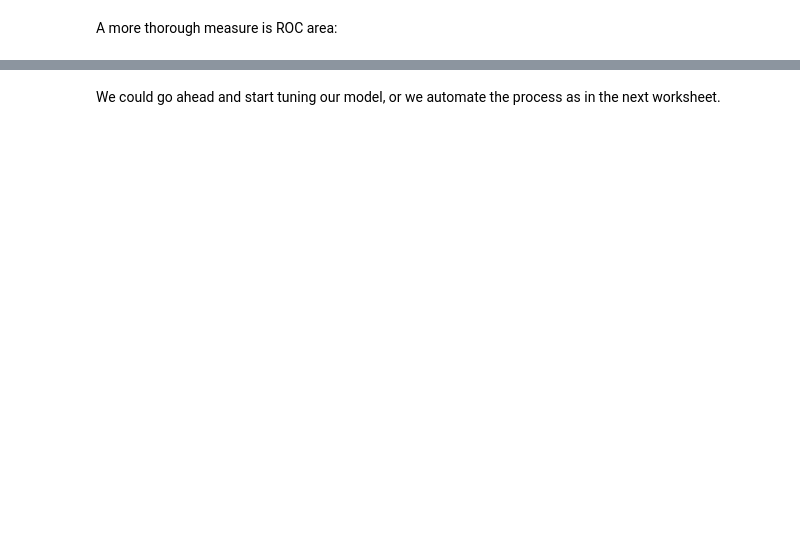
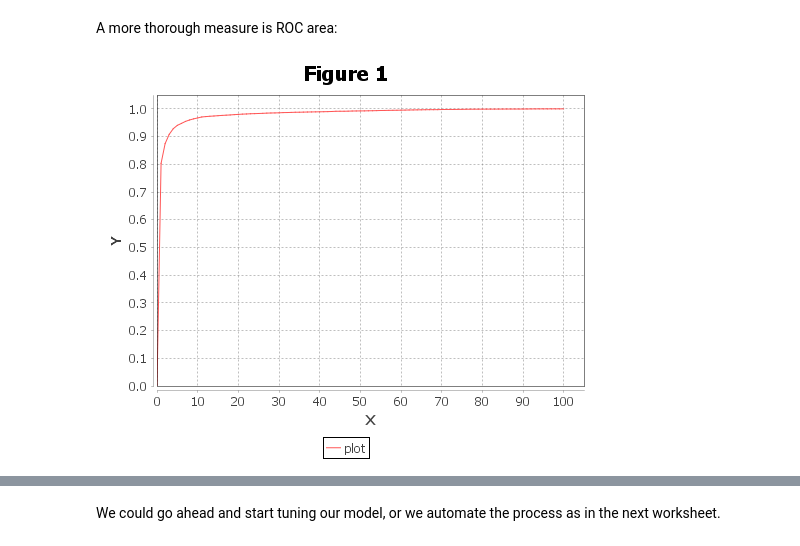
Before and after one commit to BIDData/BIDMach, a Jupyter notebook: tutorials/BIDMach_basic_classification.ipynb, the cells around one changed output, grey strips where cells are left out. Saved outputs shown, nothing was run; the diff lists cells and outputs as text; code cells hidden in the pictures; blank space fills up the shorter version.

```diff
--- a/tutorials/BIDMach_basic_classification.ipynb
+++ b/tutorials/BIDMach_basic_classification.ipynb
@@ -86,4 +164,7 @@ mean(lls)
 A more thorough measure is ROC area:
 # %%
 val rocs = roc2(preds, tcats, 1-tcats, 100)   // Compute ROC curves for all categories
+plot(rocs(?,6))
+# %% [output]
+[figure, added]
 # %%
```
Also changed, not shown: parts of 12 cells of this notebook, 3 other files.
